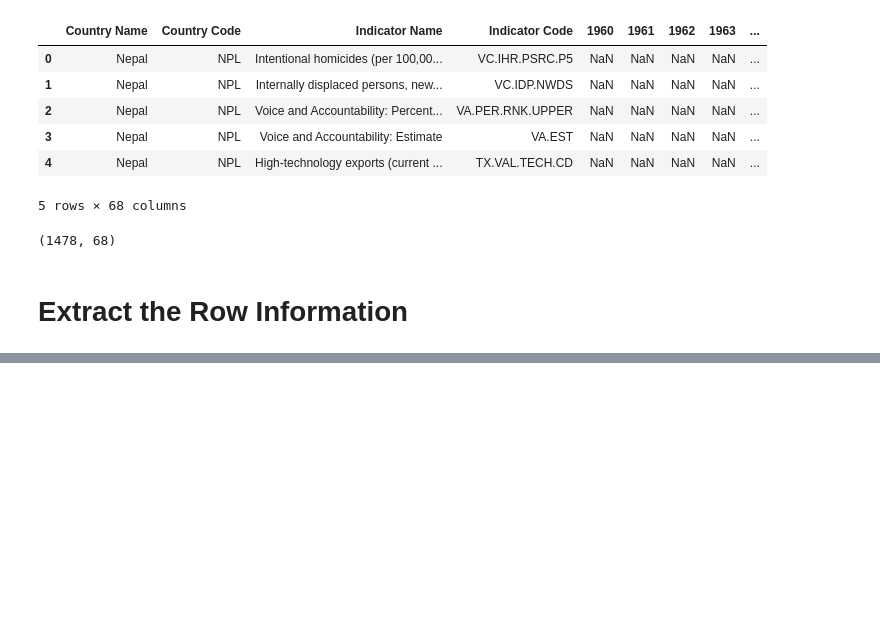
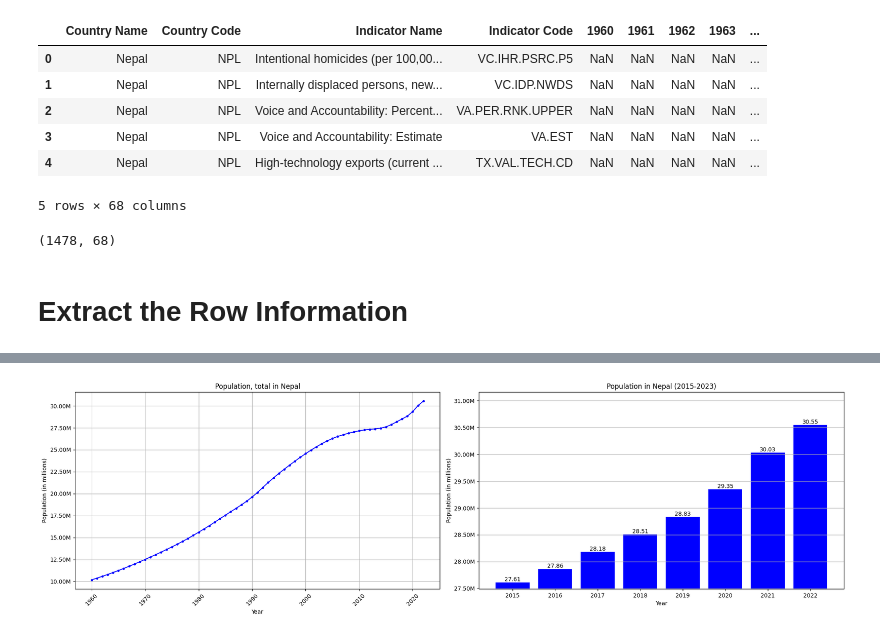
Before and after one commit to Rk-Pudasaini/Nepal-Data-Insights, a Jupyter notebook: Demographic_Study_of_Nepal.ipynb, the cells around one changed output, grey strips where cells are left out. Drawn from its saved outputs; the diff is of its cells as text; code cells hidden in the pictures; blank space fills up the shorter version.

```diff
--- a/Demographic_Study_of_Nepal.ipynb
+++ b/Demographic_Study_of_Nepal.ipynb
@@ -61,18 +61,4 @@ def extract_row_info(df, row_index):
             pass
 
     return title, data, years, values
-# %%
-#Function to draw plot
-def plot_data(years, values, title):
-      plt.figure(figsize=(8, 4))
-      plt.plot(years, values, marker='o', linestyle='-', color='b')
-
-      plt.title(f'{title} in Nepal')
-      plt.xlabel('Year')
-      plt.ylabel('Values')
-      plt.xticks(rotation=45)
-      plt.grid(True)
-      plt.tight_layout()
-      #plt.savefig(f'{output_folder}/{title}.png')
-      plt.show()
 # %%
@@ -81,0 +72,71 @@ plot_data(years, values, title)
+# %%
+import matplotlib.ticker as ticker
+
+def plot_data(years, values, title, ax=None):
+    if ax is None:
+        fig, ax = plt.subplots(figsize=(8, 6))
+    else:
+        fig = ax.get_figure()
+
+    ax.plot(years, values, marker='.', linestyle='-', color='b')
+
+    ax.set_title(f'{title} in Nepal')
+    ax.set_xlabel('Year')
+    ax.set_ylabel('Population (in millions)')
+    ax.grid(True)
+
+    ax.xaxis.set_major_locator(ticker.MultipleLocator(10))  # Set major ticks at intervals of 10 years
+    ax.tick_params(axis='x', rotation=45)  # Rotate x-axis labels
+    ax.yaxis.set_major_formatter(plt.FuncFormatter(lambda x, _: format(x / 10**6, '.2f')+ 'M'))  # Format y-axis labels
+
+    fig.tight_layout()
+
+    if ax is None:
+        plt.show()  # Only show the plot if ax is None
+
+def plot_data_bargraph(data, ax=None):
+    years = []
+    values = []
+    for year, value in data.items():
+        if value is not None and int(year) >= 2015:
+            years.append(year)
+            values.append(value)
+
+    if ax is None:
+        fig, ax = plt.subplots(figsize=(8, 6))
+    else:
+        fig = ax.get_figure()
+
+    bars = ax.bar(years, values, color='b')
+
+    ax.set_title('Population in Nepal (2015-2023)')
+    ax.set_xlabel('Year')
+    ax.set_ylabel('Population (in millions)')
+    ax.grid(axis='y')
+
+    # Format the y-axis labels to display values in millions with 2 decimal points
+    ax.get_yaxis().set_major_formatter(plt.FuncFormatter(lambda x, _: format(x / 10**6, '.2f') + 'M'))
+
+    # Set y-limit based on the maximum value from 2014
+    max_value = max(data[str(2014)], max(values))
+    ax.set_ylim(max(0, max_value * 0.9), max_value * 1.02)  # Set the y-limit 10% above and below the maximum value
+
+    # Annotate each bar with its value
+    for bar in bars:
+        height = bar.get_height()
+        ax.text(bar.get_x() + bar.get_width() / 2, height, '{:.2f}'.format(height/ 10**6), ha='center', va='bottom')
+
+    fig.tight_layout()
+
+def plot_variable_and_change_trend_subplots(data):
+    fig, axes = plt.subplots(1, 2, figsize=(20, 6))
+
+    plot_data(list(data.keys()), list(data.values()), title, ax=axes[0])
+    plot_data_bargraph(data, ax=axes[1])
+
+    plt.tight_layout()
+    plt.show()
+
+plot_variable_and_change_trend_subplots(data)
+# %% [output]
+[figure, added]
```
Also changed, not shown: parts of 11 cells of this notebook.
